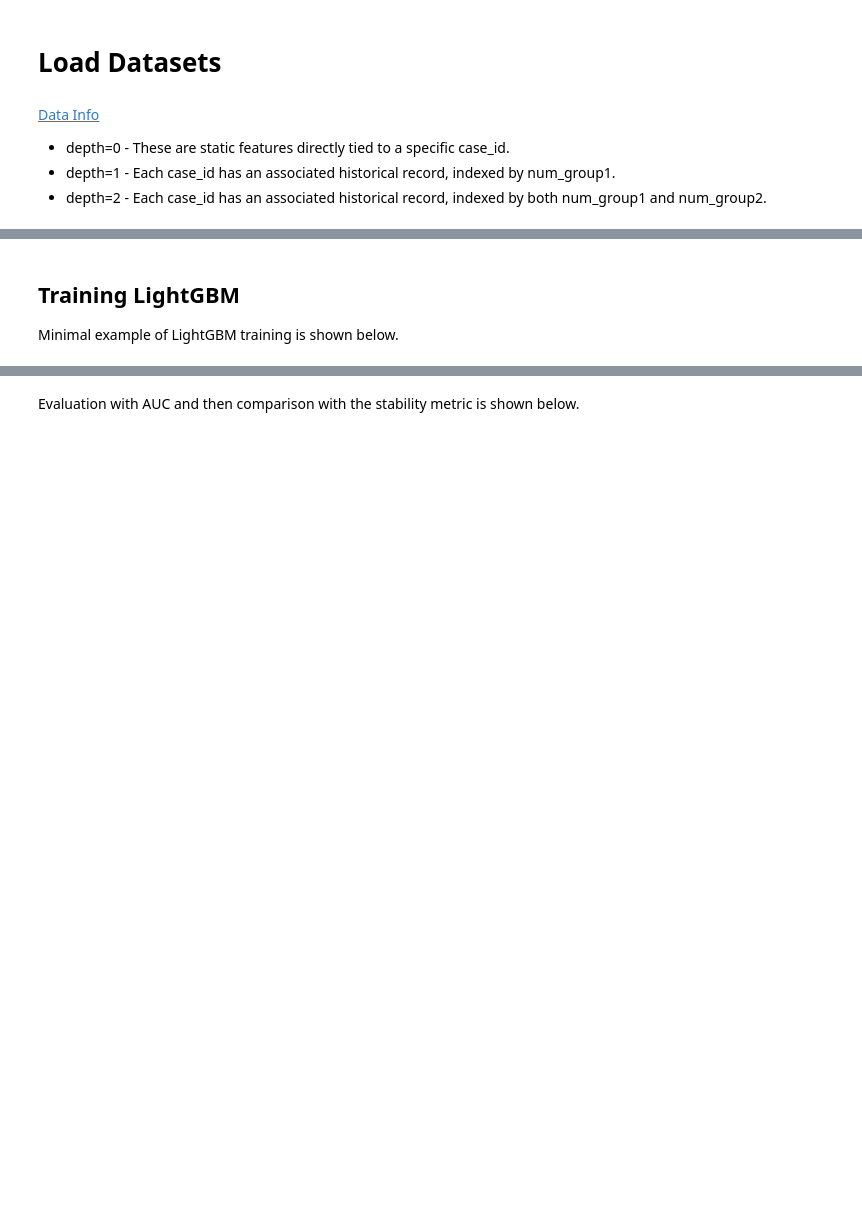
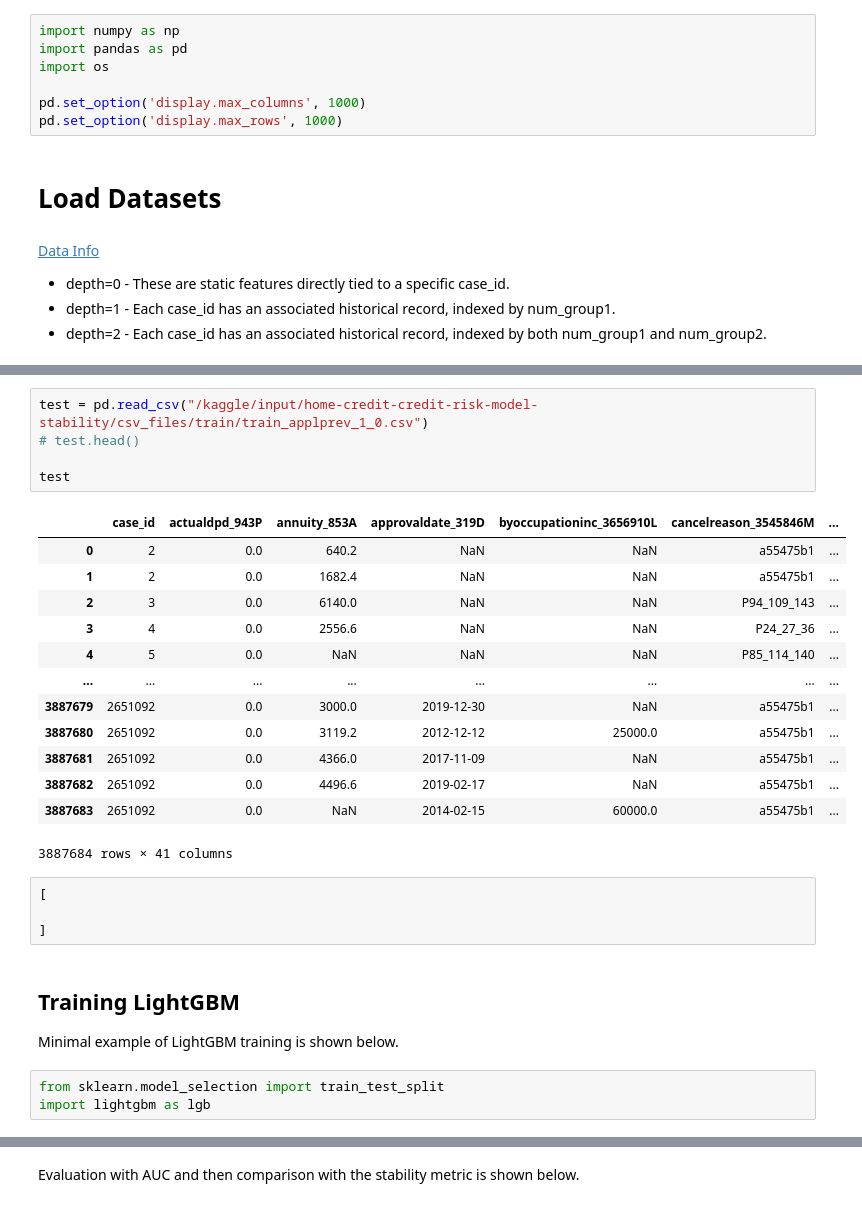
Before and after one commit to grichland/credit-risk-modeling2024, a Jupyter notebook: Preprocessing.ipynb, the cells around one changed output, grey strips where cells are left out. Drawn from its saved outputs; the diff is of its cells as text; blank space fills up the shorter version.

Commit message:
Kaggle Notebook | Preprocessing | Version 2

```diff
--- a/Preprocessing.ipynb
+++ b/Preprocessing.ipynb
@@ -36,3 +1,10 @@ def read_pl(paths: Union[list[str],str] ):
+# %%
+import numpy as np
+import pandas as pd
+import os
+
+pd.set_option('display.max_columns', 1000)
+pd.set_option('display.max_rows', 1000)
 # %% [markdown]
 # Load Datasets
 # %% [markdown]
@@ -374,4 +279,30 @@ print(f"Test: {X_test.shape}")
+# %%
+test = pd.read_csv("/kaggle/input/home-credit-credit-risk-model-stability/csv_files/train/train_applprev_1_0.csv")
+# test.head()
+
+test
+# %% [output]
+|  | case_id | actualdpd_943P | annuity_853A | approvaldate_319D | byoccupationinc_3656910L | cancelreason_3545846M | ... |
+| 0 | 2 | 0.0 | 640.2 | NaN | NaN | a55475b1 | ... |
+| 1 | 2 | 0.0 | 1682.4 | NaN | NaN | a55475b1 | ... |
+| 2 | 3 | 0.0 | 6140.0 | NaN | NaN | P94_109_143 | ... |
+| 3 | 4 | 0.0 | 2556.6 | NaN | NaN | P24_27_36 | ... |
+| 4 | 5 | 0.0 | NaN | NaN | NaN | P85_114_140 | ... |
+| ... | ... | ... | ... | ... | ... | ... | ... |
+| 3887679 | 2651092 | 0.0 | 3000.0 | 2019-12-30 | NaN | a55475b1 | ... |
+| 3887680 | 2651092 | 0.0 | 3119.2 | 2012-12-12 | 25000.0 | a55475b1 | ... |
+| 3887681 | 2651092 | 0.0 | 4366.0 | 2017-11-09 | NaN | a55475b1 | ... |
+| 3887682 | 2651092 | 0.0 | 4496.6 | 2019-02-17 | NaN | a55475b1 | ... |
+| 3887683 | 2651092 | 0.0 | NaN | 2014-02-15 | 60000.0 | a55475b1 | ... |
+3887684 rows × 41 columns
+# %%
+[
+
+]
 # %% [markdown]
 ## Training LightGBM
 
 Minimal example of LightGBM training is shown below.
+# %%
+from sklearn.model_selection import train_test_split
+import lightgbm as lgb
```
Also changed, not shown: parts of 41 cells of this notebook.
